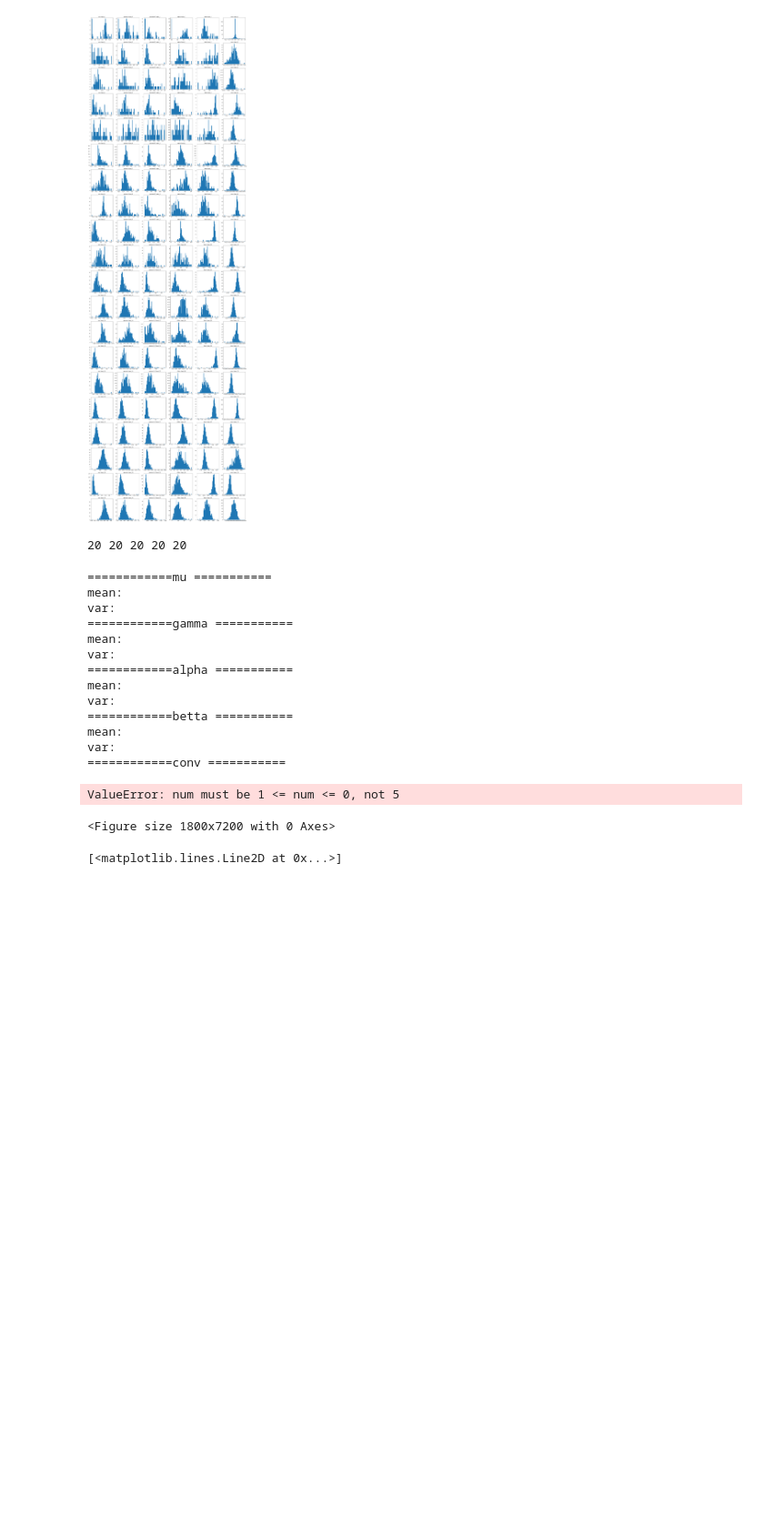
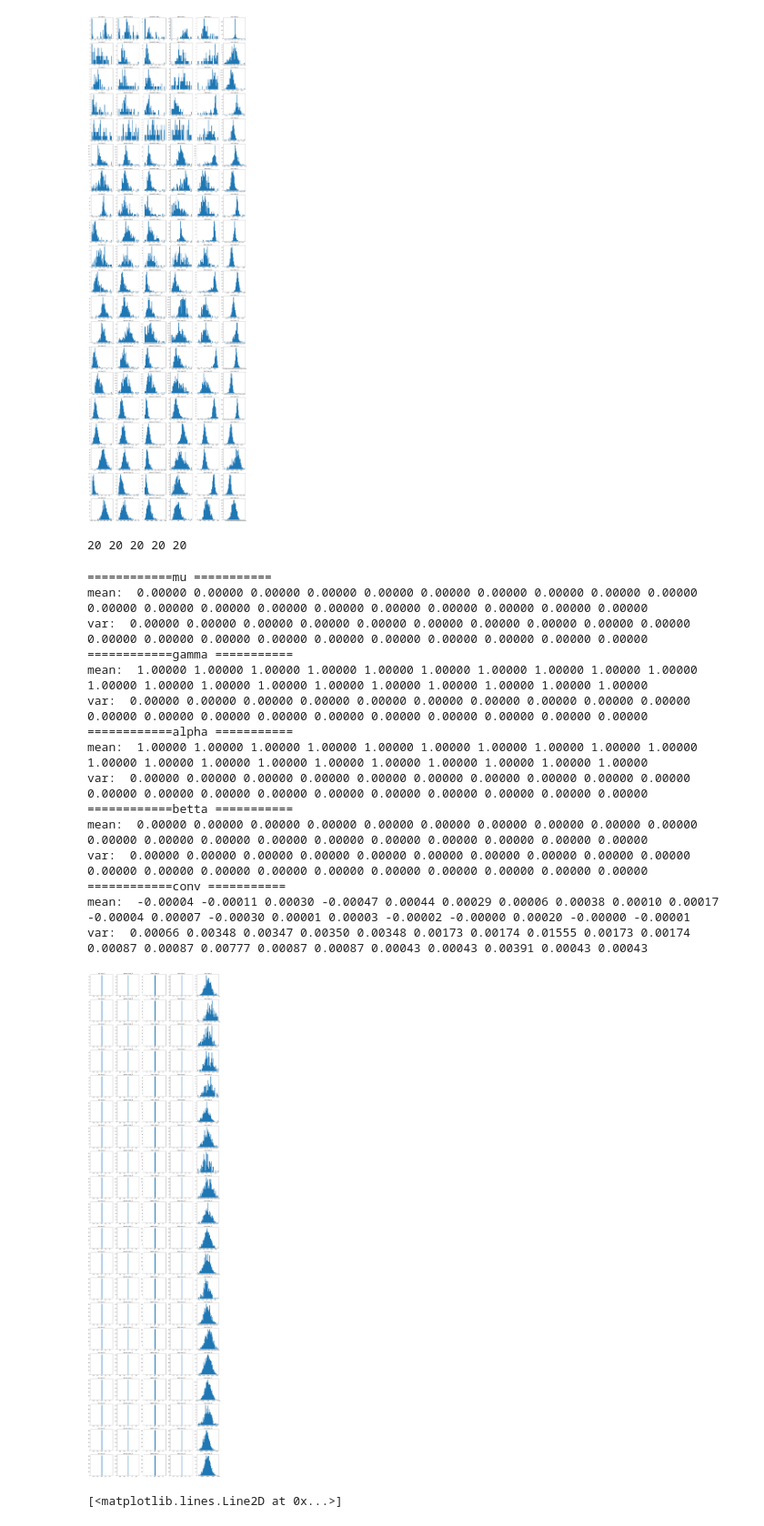
Before and after one commit to lianqing01/dual_imagenet, a Jupyter notebook: visualize_network.ipynb, the cells around one changed output. Shown at 91% size. Saved outputs shown, nothing was run; the diff lists cells and outputs as text; code cells hidden in the pictures; blank space fills up the shorter version.

```diff
--- a/visualize_network.ipynb
+++ b/visualize_network.ipynb
@@ -595,7 +595,10 @@ layer 19 gamma**2<1e-3: 0
 20 20 20 20 20
 # %%
 #bn
-model = torch.load("results/resnet18_bn_bsz512+norm+mybn_Sat-Aug--8-10:11:44-2020/101_checkpoint.pth.tar", map_location="cpu")
+# model = torch.load("results/resnet18_bn_bsz512+norm+mybn_Sat-Aug--8-10:11:44-2020/101_checkpoint.pth.tar", map_location="cpu")
+import torchvision
+model = torchvision.models.resnet18().state_dict()
+model = {"state_dict":model}
 mu = [j  for (i,j) in model['state_dict'].items() if 'running_mean' in i]
 plt.figure(figsize=(25,100))
 print("============mu =========== ")
@@ -647,43 +650,44 @@ var = ''
 beta = [j  for (i,j) in model['state_dict'].items() if ('bias' in i and 'bn'  in i) or \
         ('downsample.1' in i and 'bias' in i)]
 for i in range(len(beta)):
     plt.subplot( len(mu),5, i*5+4)
     plt.hist(beta[i].view(-1).numpy(), bins=40)
     plt.title("beta: layer_{}".format(i+1))
     mean += " {:.5f}".format(np.mean(beta[i].view(-1).numpy()))
     var += " {:.5f}".format(np.var(beta[i].view(-1).numpy()))
 print("mean: " + mean)
 print("var: "+var)
 print("============conv =========== ")
 
 mean = ''
 var = ''
 for i in range(len(conv)):
     plt.subplot( len(mu),5, i*5+5)
     plt.hist(conv[i].mean([1,2]).view(-1).numpy(), bins=40)
     plt.title("conv: layer_{}".format(i+1))
     mean += " {:.5f}".format(np.mean(conv[i].view(-1).numpy()))
     var += " {:.5f}".format(np.var(conv[i].view(-1).numpy()))
 print("mean: " + mean)
 print("var: "+var)
 plt.savefig("bn(bn-relu).pdf")
 plt.show()
 # %% [output]
 ============mu ===========
-mean:
-var:
+mean:  0.00000 0.00000 0.00000 0.00000 0.00000 0.00000 0.00000 0.00000 0.00000 0.00000 0.00000 0.00000 0.00000 0.00000 0.00000 0.00000 0.00000 0.00000 0.00000 0.00000
+var:  0.00000 0.00000 0.00000 0.00000 0.00000 0.00000 0.00000 0.00000 0.00000 0.00000 0.00000 0.00000 0.00000 0.00000 0.00000 0.00000 0.00000 0.00000 0.00000 0.00000
 ============gamma ===========
-mean:
-var:
+mean:  1.00000 1.00000 1.00000 1.00000 1.00000 1.00000 1.00000 1.00000 1.00000 1.00000 1.00000 1.00000 1.00000 1.00000 1.00000 1.00000 1.00000 1.00000 1.00000 1.00000
+var:  0.00000 0.00000 0.00000 0.00000 0.00000 0.00000 0.00000 0.00000 0.00000 0.00000 0.00000 0.00000 0.00000 0.00000 0.00000 0.00000 0.00000 0.00000 0.00000 0.00000
 ============alpha ===========
-mean:
-var:
+mean:  1.00000 1.00000 1.00000 1.00000 1.00000 1.00000 1.00000 1.00000 1.00000 1.00000 1.00000 1.00000 1.00000 1.00000 1.00000 1.00000 1.00000 1.00000 1.00000 1.00000
+var:  0.00000 0.00000 0.00000 0.00000 0.00000 0.00000 0.00000 0.00000 0.00000 0.00000 0.00000 0.00000 0.00000 0.00000 0.00000 0.00000 0.00000 0.00000 0.00000 0.00000
 ============betta ===========
-mean:
-var:
+mean:  0.00000 0.00000 0.00000 0.00000 0.00000 0.00000 0.00000 0.00000 0.00000 0.00000 0.00000 0.00000 0.00000 0.00000 0.00000 0.00000 0.00000 0.00000 0.00000 0.00000
+var:  0.00000 0.00000 0.00000 0.00000 0.00000 0.00000 0.00000 0.00000 0.00000 0.00000 0.00000 0.00000 0.00000 0.00000 0.00000 0.00000 0.00000 0.00000 0.00000 0.00000
 ============conv ===========
+mean:  -0.00004 -0.00011 0.00030 -0.00047 0.00044 0.00029 0.00006 0.00038 0.00010 0.00017 -0.00004 0.00007 -0.00030 0.00001 0.00003 -0.00002 -0.00000 0.00020 -0.00000 -0.00001
+var:  0.00066 0.00348 0.00347 0.00350 0.00348 0.00173 0.00174 0.01555 0.00173 0.00174 0.00087 0.00087 0.00777 0.00087 0.00087 0.00043 0.00043 0.00391 0.00043 0.00043
-ValueError: num must be 1 <= num <= 0, not 5
-<Figure size 1800x7200 with 0 Axes>
+[figure, added]
 # %%
 model = torch.load("./results/imagenet/constraint_20+norm_layer_+cbn+noise_0.0001+warmup_+41,61,81_Mon-Aug-10-07:16:21-2020/119_checkpoint.pth.tar",map_location="cpu")
 track_times = model['state_dict']['module.bn1.tracking_times']
```
Also changed, not shown: parts of 5 cells of this notebook, 9 other files.
